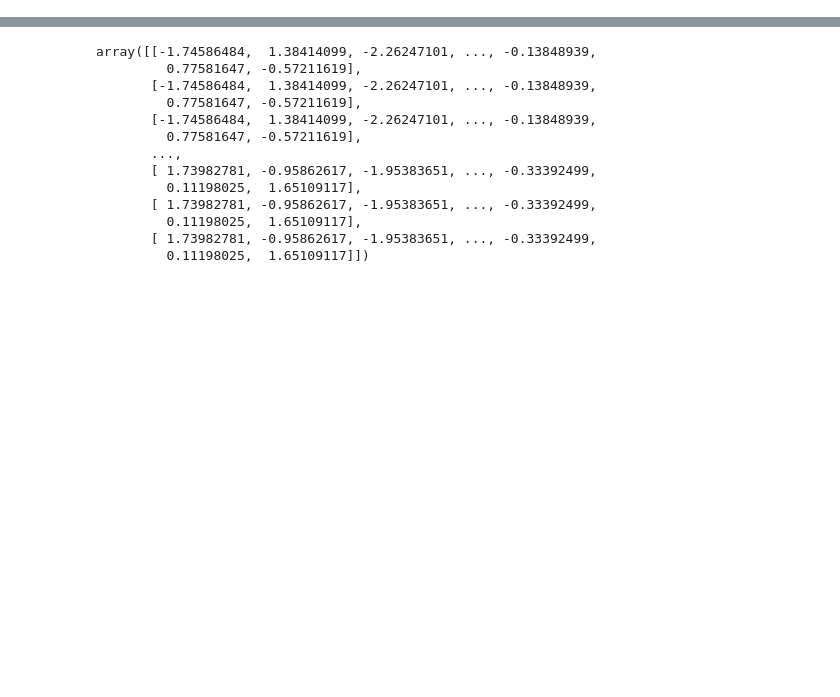
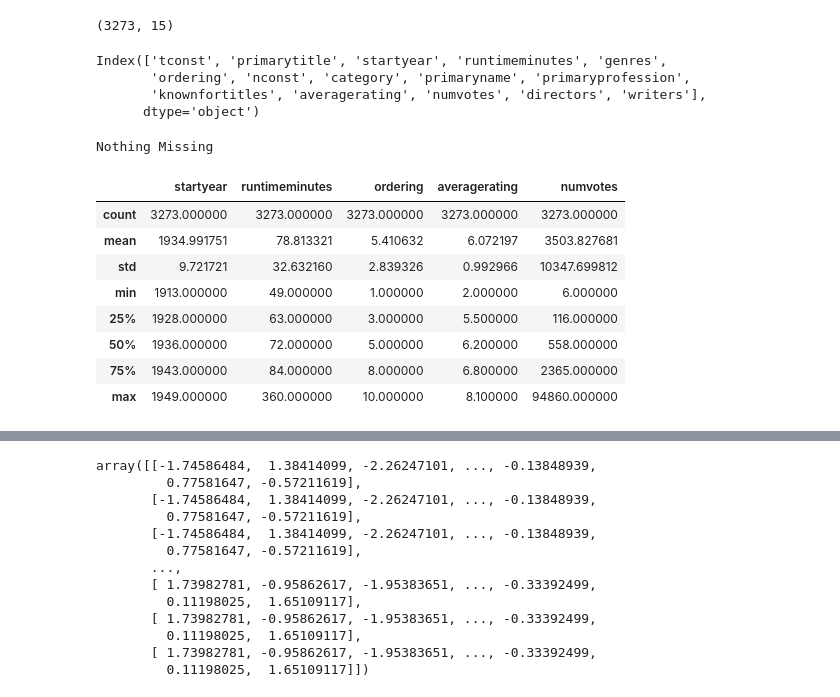
Before and after one commit to 333Kenji/IMDB_KMeans, a Jupyter notebook: Notebooks/KMeans.ipynb, the cells around one changed output, grey strips where cells are left out. Drawn from its saved outputs; the diff is of its cells as text; code cells hidden in the pictures; blank space fills up the shorter version.

```diff
--- a/Notebooks/KMeans.ipynb
+++ b/Notebooks/KMeans.ipynb
@@ -149,3 +294,39 @@ data = pd.read_csv(f'Data/data.csv')
+# %%
+data.shape
+# %% [output]
+(3273, 15)
+# %%
+#### 1.2.2 Examine & Modify Dataset Columns
+data.columns
+# already formatted lower.
+#TODO rename cols
+# %% [output]
+Index(['tconst', 'primarytitle', 'startyear', 'runtimeminutes', 'genres',
+       'ordering', 'nconst', 'category', 'primaryname', 'primaryprofession',
+       'knownfortitles', 'averagerating', 'numvotes', 'directors', 'writers'],
+      dtype='object')
+# %%
+##### 1.2.2.1 Missing Values?
+def missing_data():
+    for i in data.columns:
+        if data[i].isnull().sum() > 0:
+            print(i)
+            print(data[i].isnull().sum())
+        else:
+            return 'Nothing Missing'
+print(missing_data())
+# %% [output]
+Nothing Missing
 # %%
-## EDA: Initial Summary Statistics
-#data.describe()
+### 1.3 EDA: Initial Statistics
+data.describe()
+# %% [output]
+|  | startyear | runtimeminutes | ordering | averagerating | numvotes |
+| count | 3273.000000 | 3273.000000 | 3273.000000 | 3273.000000 | 3273.000000 |
+| mean | 1934.991751 | 78.813321 | 5.410632 | 6.072197 | 3503.827681 |
+| std | 9.721721 | 32.632160 | 2.839326 | 0.992966 | 10347.699812 |
+| min | 1913.000000 | 49.000000 | 1.000000 | 2.000000 | 6.000000 |
+| 25% | 1928.000000 | 63.000000 | 3.000000 | 5.500000 | 116.000000 |
+| 50% | 1936.000000 | 72.000000 | 5.000000 | 6.200000 | 558.000000 |
+| 75% | 1943.000000 | 84.000000 | 8.000000 | 6.800000 | 2365.000000 |
+| max | 1949.000000 | 360.000000 | 10.000000 | 8.100000 | 94860.000000 |
```
Also changed, not shown: parts of 49 cells of this notebook, 1 other file.
